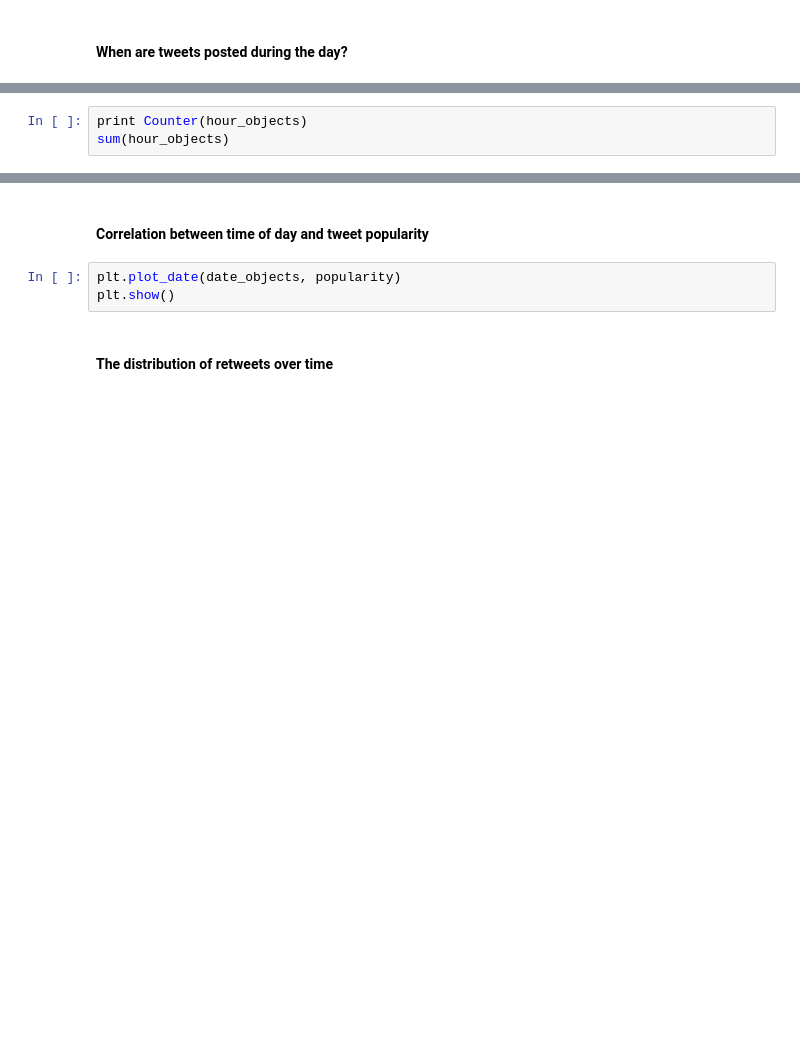
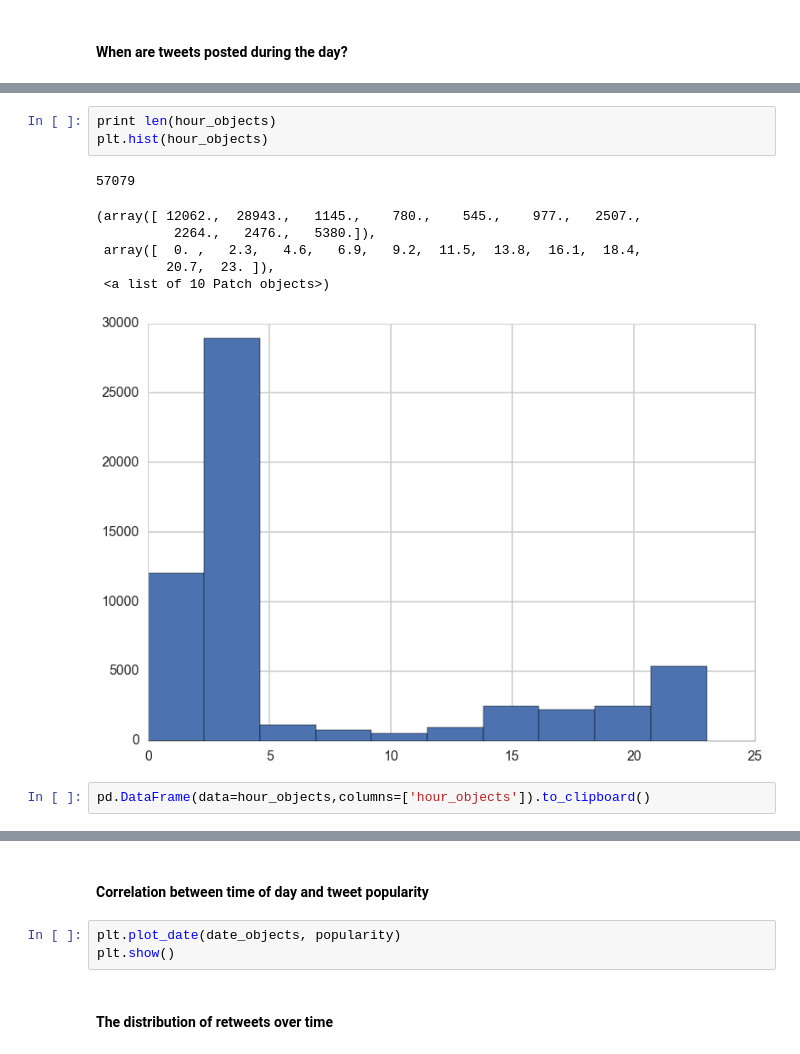
Before and after one commit to belindazeng/goingviral, a Jupyter notebook: goingviral.ipynb, the cells around one changed output, grey strips where cells are left out. Drawn from its saved outputs; the diff is of its cells as text; blank space fills up the shorter version.

```diff
--- a/goingviral.ipynb
+++ b/goingviral.ipynb
@@ -507,6 +685,16 @@ hour_objects = [each.hour for each in date_objects]
 # %%
-print Counter(hour_objects)
-sum(hour_objects)
+print len(hour_objects)
+plt.hist(hour_objects)
+# %% [output]
+57079
+(array([ 12062.,  28943.,   1145.,    780.,    545.,    977.,   2507.,
+          2264.,   2476.,   5380.]),
+ array([  0. ,   2.3,   4.6,   6.9,   9.2,  11.5,  13.8,  16.1,  18.4,
+         20.7,  23. ]),
+ <a list of 10 Patch objects>)
+[figure, added]
+# %%
+pd.DataFrame(data=hour_objects,columns=['hour_objects']).to_clipboard()
 # %%
 N = 24 # number of bars should be 24 since there are 24 hours in a day
 bottom = 4 # determines how big the circle in the middle is
```
Also changed, not shown: parts of 37 cells of this notebook, 1 other file.
